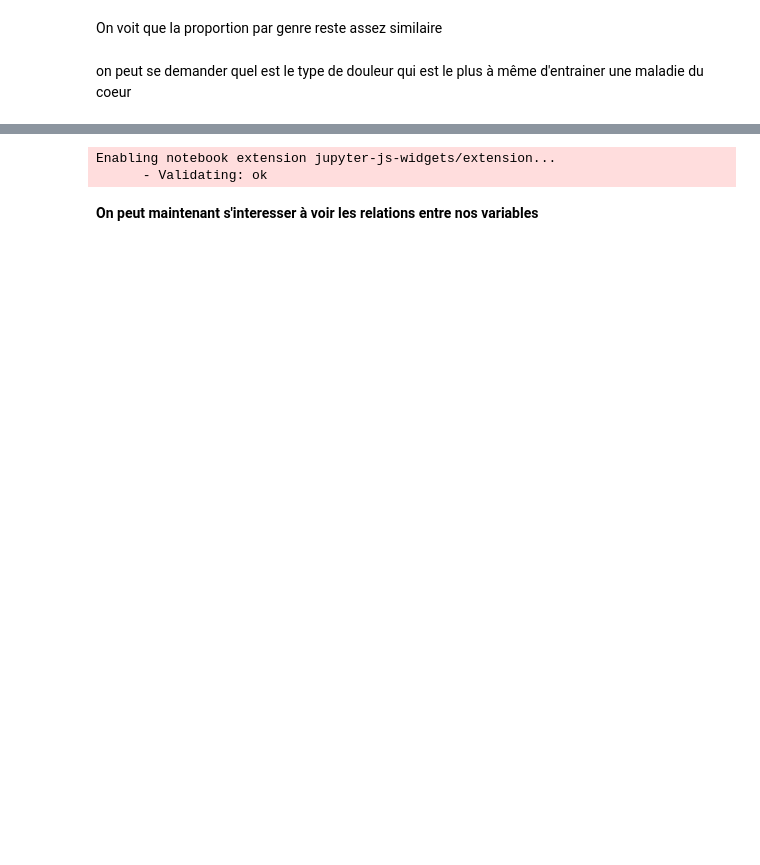
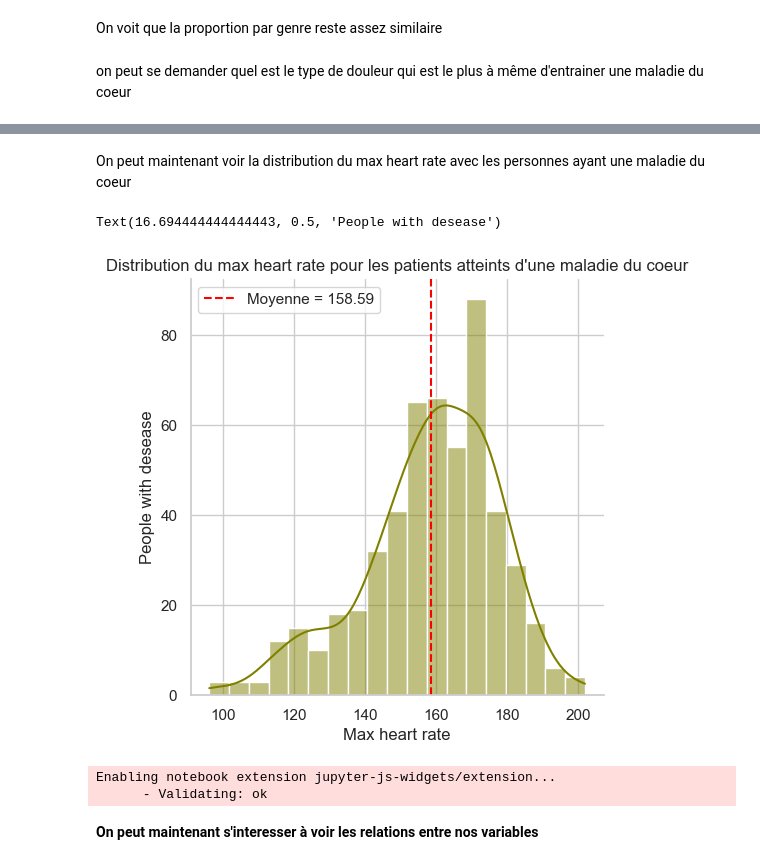
Before and after one commit to benjicanal/Heart-Deseases, a Jupyter notebook: HeartDesease.ipynb, the cells around one changed output, grey strips where cells are left out. Drawn from its saved outputs; the diff is of its cells as text; code cells hidden in the pictures; blank space fills up the shorter version.

```diff
--- a/HeartDesease.ipynb
+++ b/HeartDesease.ipynb
@@ -109,0 +117,2 @@ fig = sns.countplot(data=df_heart, x = 'cp', hue = 'target')
+# %% [markdown]
+On peut maintenant voir la distribution du max heart rate  avec les personnes ayant une maladie du coeur
@@ -110,3 +121,14 @@ fig = sns.countplot(data=df_heart, x = 'cp', hue = 'target')
+# %%
+sns.displot(x=df_heart['thalach'][df_heart['target'] == 1], data = df_heart, kde =True, color ='olive')
+plt.title("Distribution du max heart rate pour les patients atteints d'une maladie du coeur")
+mean_thalach = df_heart['thalach'][df_heart['target'] == 1].mean()
+plt.axvline(mean_thalach, color='red', linestyle='--', label=f'Moyenne = {mean_thalach:.2f}')
+plt.legend()
+plt.xlabel('Max heart rate')
+plt.ylabel('People with desease')
+# %% [output]
+Text(16.694444444444443, 0.5, 'People with desease')
+[figure, added]
 # %%
 # !pip install ydata-profiling #Pour créer un report
 # %%
```
Also changed, not shown: parts of 13 cells of this notebook, 1 other file.
